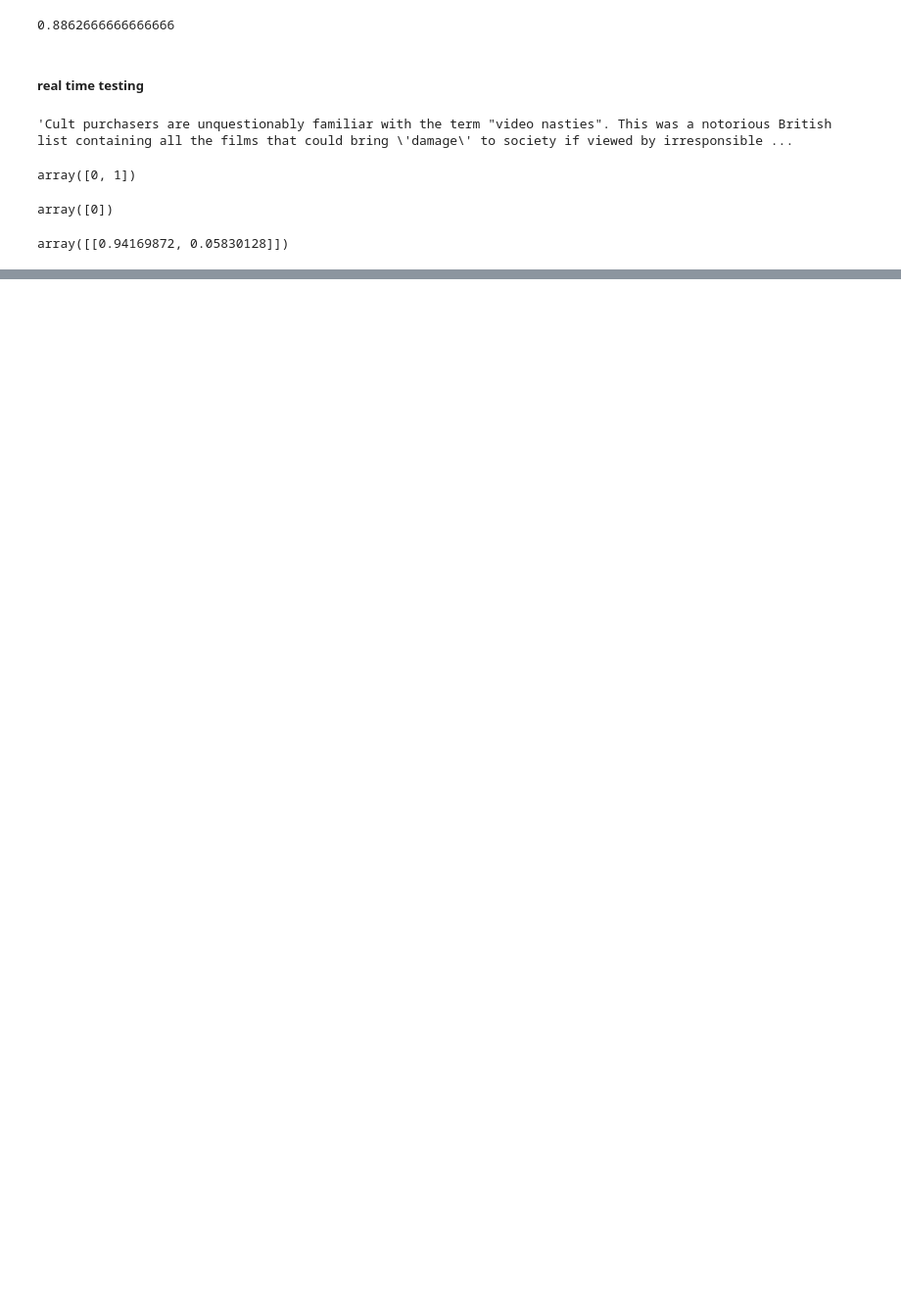
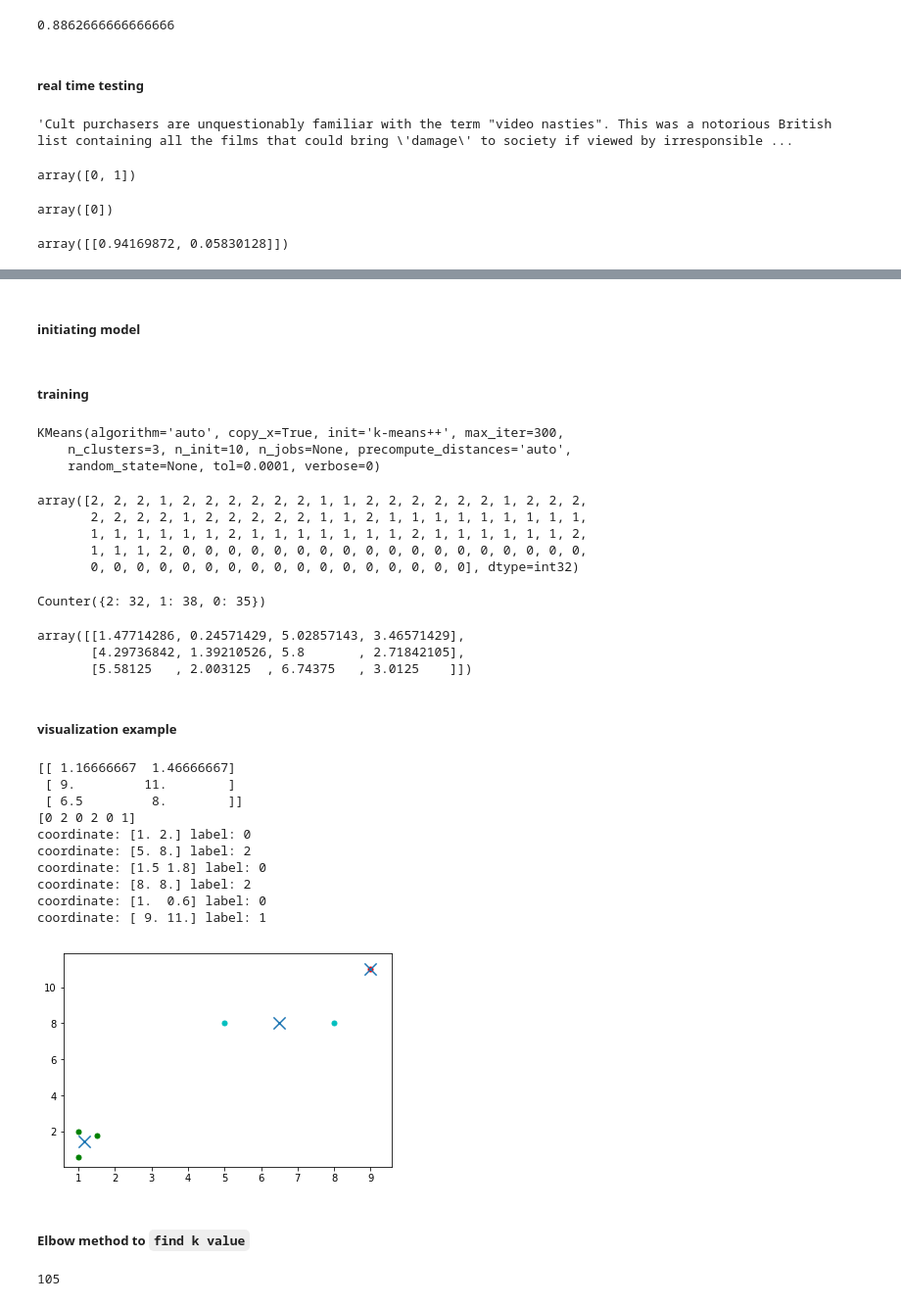
Before and after one commit to sharmasaravanan/Machine_learning, a Jupyter notebook: AI-Color.ipynb, the cells around one changed output, grey strips where cells are left out. Shown at 98% size. Saved outputs shown, nothing was run; the diff lists cells and outputs as text; code cells hidden in the pictures; blank space fills up the shorter version.

```diff
--- a/AI-Color.ipynb
+++ b/AI-Color.ipynb
@@ -2277,0 +2324,2 @@ np.load()
+# %% [markdown]
+##### initiating model
@@ -2277,0 +2328,67 @@ np.load()
+# %% [markdown]
+##### training
+# %%
+model.fit(x)
+# %% [output]
+KMeans(algorithm='auto', copy_x=True, init='k-means++', max_iter=300,
+    n_clusters=3, n_init=10, n_jobs=None, precompute_distances='auto',
+    random_state=None, tol=0.0001, verbose=0)
+# %%
+model.labels_
+# %% [output]
+array([2, 2, 2, 1, 2, 2, 2, 2, 2, 2, 1, 1, 2, 2, 2, 2, 2, 2, 1, 2, 2, 2,
+       2, 2, 2, 2, 1, 2, 2, 2, 2, 2, 1, 1, 2, 1, 1, 1, 1, 1, 1, 1, 1, 1,
+       1, 1, 1, 1, 1, 1, 2, 1, 1, 1, 1, 1, 1, 1, 2, 1, 1, 1, 1, 1, 1, 2,
+       1, 1, 1, 2, 0, 0, 0, 0, 0, 0, 0, 0, 0, 0, 0, 0, 0, 0, 0, 0, 0, 0,
+       0, 0, 0, 0, 0, 0, 0, 0, 0, 0, 0, 0, 0, 0, 0, 0, 0], dtype=int32)
+# %%
+Counter(model.labels_)
+# %% [output]
+Counter({2: 32, 1: 38, 0: 35})
+# %%
+model.cluster_centers_
+# %% [output]
+array([[1.47714286, 0.24571429, 5.02857143, 3.46571429],
+       [4.29736842, 1.39210526, 5.8       , 2.71842105],
+       [5.58125   , 2.003125  , 6.74375   , 3.0125    ]])
+# %% [markdown]
+##### visualization example
+# %%
+X = np.array([[1, 2],
+              [5, 8],
+              [1.5, 1.8],
+              [8, 8],
+              [1, 0.6],
+              [9, 11]])
+kmeans = KMeans(n_clusters=3)
+kmeans.fit(X)
+
+centroids = kmeans.cluster_centers_
+labels = kmeans.labels_
+
+print(centroids)
+print(labels)
+
+colors = ["g.","r.","c.","y."]
+
+for i in range(len(X)):
+    print("coordinate:",X[i], "label:", labels[i])
+    plt.plot(X[i][0], X[i][1], colors[labels[i]], markersize = 10)
+
+plt.scatter(centroids[:, 0], centroids[:, 1], marker="x", s=150, linewidths=5, zorder=10)
+
+plt.show()
+# %% [output]
+[[ 1.16666667  1.46666667]
+ [ 9.         11.        ]
+ [ 6.5         8.        ]]
+[0 2 0 2 0 1]
+coordinate: [1. 2.] label: 0
+coordinate: [5. 8.] label: 2
+coordinate: [1.5 1.8] label: 0
+coordinate: [8. 8.] label: 2
+coordinate: [1.  0.6] label: 0
+coordinate: [ 9. 11.] label: 1
+[figure, added]
+# %% [markdown]
+##### Elbow method to `find k value`
@@ -2277,0 +2404,4 @@ np.load()
+# %%
+len(K)
+# %% [output]
+105
```
Also changed, not shown: parts of 33 cells of this notebook, 5 other files.
